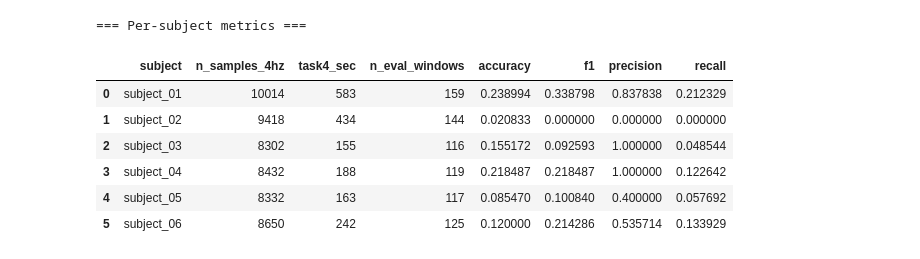
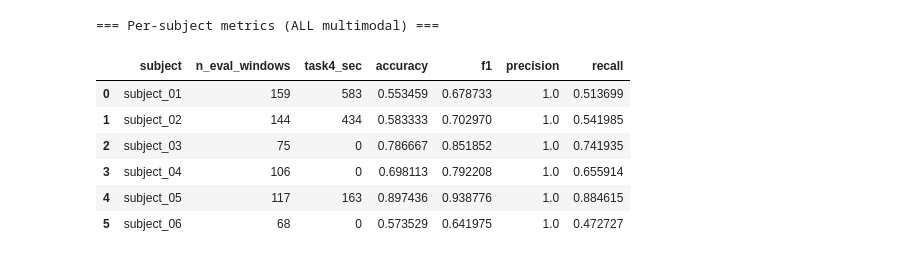
Before and after one commit to binghin2/Research, a Jupyter notebook: CATSA/Train/Individual_data/ALL/ALL_Another_dataset.ipynb, the cells around one changed output. Drawn from its saved outputs; the diff is of its cells as text; code cells hidden in the pictures.

```diff
--- a/CATSA/Train/Individual_data/ALL/ALL_Another_dataset.ipynb
+++ b/CATSA/Train/Individual_data/ALL/ALL_Another_dataset.ipynb
@@ -1,31 +15,27 @@
 # %%
-import math
 from pathlib import Path
 from typing import Dict, List, Tuple
 
 import numpy as np
 import pandas as pd
 import torch
-import torch.nn as nn
-from scipy.signal import find_peaks
 from sklearn.metrics import accuracy_score, f1_score, precision_score, recall_score, confusion_matrix, classification_report
 
-# 경로 설정
 BASE_DIR = Path('/home/binghin2/Myproject')
 MODEL_CANDIDATES = [
     BASE_DIR / 'Research' / 'CATSA' / 'Train' / 'Individual_data' / 'ALL' / 'Save_model' / 'ALL_Grand_Final_Production_Model.pt',
+    BASE_DIR / 'Research' / 'CATSA' / 'Train' / 'Individual_data' / 'ALL' / 'Save_model' / 'all_1dcnn_transformer_loso_torch_fold_01_Sub1_best.pt',
 ]
 MODEL_PATH = next((p for p in MODEL_CANDIDATES if p.exists()), MODEL_CANDIDATES[0])
 DATA_ROOT = BASE_DIR / 'Dataset' / 'EmpaticaE4Stress' / 'Subjects'
+SUBJECTS = [f'subject_{i:02d}' for i in range(1, 7)]
 
-SUBJECTS = [f'subject_{i:02d}' for i in range(1, 7)]
-FS_ACC = 32
-FS_SLOW = 4
+ALL_LOSO_PATH = BASE_DIR / 'Research' / 'CATSA' / 'Train' / 'Individual_data' / 'ALL' / 'ALL_LOSO.ipynb'
 
 DEVICE = torch.device('cuda' if torch.cuda.is_available() else 'cpu')
 print(f'Device: {DEVICE}')
 print(f'Model exists: {MODEL_PATH.exists()} -> {MODEL_PATH}')
-print(f'Using fixed subjects: {SUBJECTS}')
+print(f'ALL_LOSO exists: {ALL_LOSO_PATH.exists()} -> {ALL_LOSO_PATH}')
 # %% [output]
 Device: cuda
 Model exists: True -> /home/binghin2/Myproject/Research/CATSA/Train/Individual_data/ALL/Save_model/ALL_Grand_Final_Production_Model.pt
@@ -272,35 +305,31 @@ window_sec=60, stride_sec=10, ACC=32Hz, SLOW=4Hz
 # %%
-# subject_01 ~ subject_06 추론 및 평가
 rows = []
 all_true: List[int] = []
 all_pred: List[int] = []
 
 with torch.no_grad():
     for sub in SUBJECTS:
-        sub_path = DATA_ROOT / sub
+        sub_dir = DATA_ROOT / sub
         try:
-            acc, slow = load_multimodal_csv(sub_path)
+            x_acc, x_slow, y_true, task4_sec = prepare_subject_inputs(sub_dir, window_size=WINDOW_SIZE, stride=STRIDE)
         except Exception as e:
-            print(f"Skipping {sub} due to load error: {e}")
+            rows.append({
+                'subject': sub,
+                'n_eval_windows': 0,
+                'task4_sec': np.nan,
+                'accuracy': np.nan,
+                'f1': np.nan,
+                'precision': np.nan,
+                'recall': np.nan,
+                'note': f'Load/prepare error: {e}',
+            })
             continue
-
-        labels_4hz, task4_sec = build_protocol_labels_4hz(total_len_4hz=len(slow), fs=FS_SLOW)
-        acc_norm, slow_norm = normalize_multimodal(acc, slow, labels_4hz)
-
-        x_acc, x_slow, y_true = sliding_windows_multimodal(
-            acc_norm,
-            slow_norm,
-            labels_4hz,
-            win_sec=WIN_SEC,
-            stride_sec=STRIDE_SEC,
-        )
 
         if len(y_true) == 0:
             rows.append({
                 'subject': sub,
-                'n_samples_4hz': len(slow),
+                'n_eval_windows': 0,
                 'task4_sec': task4_sec,
-                'n_eval_windows': 0,
                 'accuracy': np.nan,
                 'f1': np.nan,
                 'precision': np.nan,
@@ -309,62 +338,60 @@ with torch.no_grad():
             })
             continue
 
-        t_acc = torch.from_numpy(x_acc).to(DEVICE)
-        t_slow = torch.from_numpy(x_slow).to(DEVICE)
+        x_acc_t = torch.from_numpy(x_acc).to(DEVICE)
+        x_slow_t = torch.from_numpy(x_slow).to(DEVICE)
+        logits = model(x_acc_t, x_slow_t)
+        y_pred = logits.argmax(dim=1).cpu().numpy().astype(np.int64)
 
-        logits = model(t_acc, t_slow)  # ALL 모델은 (B, 2) 크기의 logits 반환
-        y_pred = logits.argmax(dim=1).cpu().numpy()
-
-        acc_score = accuracy_score(y_true, y_pred)
+        acc = accuracy_score(y_true, y_pred)
         f1 = f1_score(y_true, y_pred, zero_division=0)
         prec = precision_score(y_true, y_pred, zero_division=0)
         rec = recall_score(y_true, y_pred, zero_division=0)
 
         rows.append({
             'subject': sub,
-            'n_samples_4hz': len(slow),
+            'n_eval_windows': int(len(y_true)),
             'task4_sec': task4_sec,
-            'n_eval_windows': int(len(y_true)),
-            'accuracy': float(acc_score),
+            'accuracy': float(acc),
             'f1': float(f1),
             'precision': float(prec),
             'recall': float(rec),
         })
 
         all_true.extend(y_true.tolist())
         all_pred.extend(y_pred.tolist())
 
 result_df = pd.DataFrame(rows)
-print('=== Per-subject metrics ===')
+print('=== Per-subject metrics (ALL multimodal) ===')
 display(result_df)
 
 if len(all_true) > 0:
     overall_acc = accuracy_score(all_true, all_pred)
     overall_f1 = f1_score(all_true, all_pred, zero_division=0)
     overall_prec = precision_score(all_true, all_pred, zero_division=0)
     overall_rec = recall_score(all_true, all_pred, zero_division=0)
 
     print('\n=== Overall metrics (subject_01~06) ===')
     print(f'Accuracy : {overall_acc:.4f}')
     print(f'F1       : {overall_f1:.4f}')
     print(f'Precision: {overall_prec:.4f}')
     print(f'Recall   : {overall_rec:.4f}')
 
     cm = confusion_matrix(all_true, all_pred)
     print('\nConfusion Matrix [rows=true, cols=pred]')
     print(cm)
 
     print('\nClassification Report')
     print(classification_report(all_true, all_pred, target_names=['Non-stress', 'Stress'], zero_division=0))
 else:
     print('No aggregated samples to evaluate.')
 # %% [output]
-=== Per-subject metrics ===
+=== Per-subject metrics (ALL multimodal) ===
-|  | subject | n_samples_4hz | task4_sec | n_eval_windows | accuracy | f1 | precision | recall |
-| 0 | subject_01 | 10014 | 583 | 159 | 0.238994 | 0.338798 | 0.837838 | 0.212329 |
-| 1 | subject_02 | 9418 | 434 | 144 | 0.020833 | 0.000000 | 0.000000 | 0.000000 |
-| 2 | subject_03 | 8302 | 155 | 116 | 0.155172 | 0.092593 | 1.000000 | 0.048544 |
-| 3 | subject_04 | 8432 | 188 | 119 | 0.218487 | 0.218487 | 1.000000 | 0.122642 |
-| 4 | subject_05 | 8332 | 163 | 117 | 0.085470 | 0.100840 | 0.400000 | 0.057692 |
-| 5 | subject_06 | 8650 | 242 | 125 | 0.120000 | 0.214286 | 0.535714 | 0.133929 |
+|  | subject | n_eval_windows | task4_sec | accuracy | f1 | precision | recall |
+| 0 | subject_01 | 159 | 583 | 0.553459 | 0.678733 | 1.0 | 0.513699 |
+| 1 | subject_02 | 144 | 434 | 0.583333 | 0.702970 | 1.0 | 0.541985 |
+| 2 | subject_03 | 75 | 0 | 0.786667 | 0.851852 | 1.0 | 0.741935 |
+| 3 | subject_04 | 106 | 0 | 0.698113 | 0.792208 | 1.0 | 0.655914 |
+| 4 | subject_05 | 117 | 163 | 0.897436 | 0.938776 | 1.0 | 0.884615 |
+| 5 | subject_06 | 68 | 0 | 0.573529 | 0.641975 | 1.0 | 0.472727 |
 === Overall metrics (subject_01~06) ===
```
Also changed, not shown: parts of 8 cells of this notebook, 55 other files.
